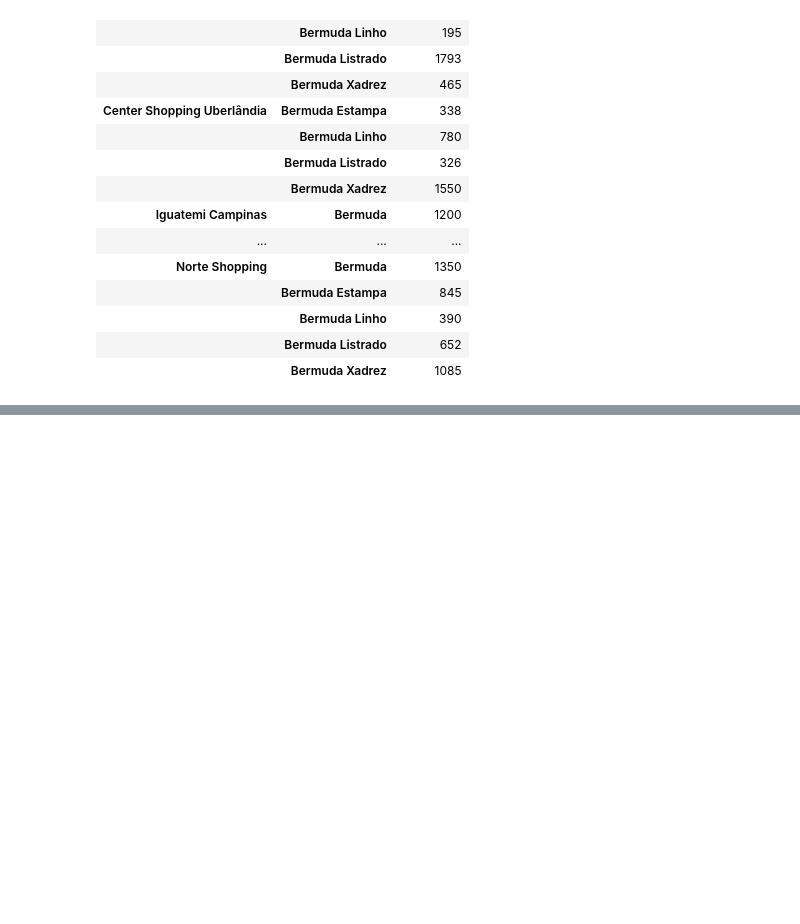
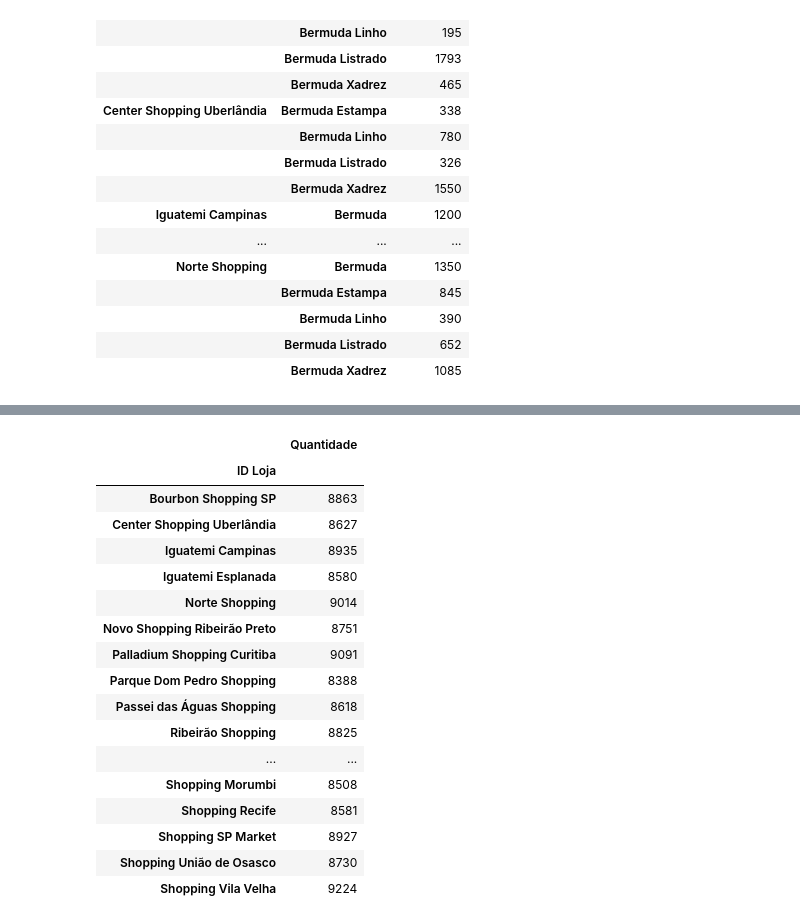
Before and after one commit to wendellbarcelos/Introducao-ao-Pandas-Analise-de-dados, a Jupyter notebook: Introducao ao Pandas.ipynb, the cells around one changed output, grey strips where cells are left out. Saved outputs shown, nothing was run; the diff lists cells and outputs as text; code cells hidden in the pictures; blank space fills up the shorter version.

```diff
--- a/Introducao ao Pandas.ipynb
+++ b/Introducao ao Pandas.ipynb
@@ -458,0 +519,23 @@ faturamento_prod
+# %%
+# Quantidade de produtos vendidos por loja
+qtd_prod = dados_vendas[['ID Loja','Quantidade']].groupby(['ID Loja']).sum()
+qtd_prod
+# %% [output]
+|  | Quantidade |
+| ID Loja |  |
+| Bourbon Shopping SP | 8863 |
+| Center Shopping Uberlândia | 8627 |
+| Iguatemi Campinas | 8935 |
+| Iguatemi Esplanada | 8580 |
+| Norte Shopping | 9014 |
+| Novo Shopping Ribeirão Preto | 8751 |
+| Palladium Shopping Curitiba | 9091 |
+| Parque Dom Pedro Shopping | 8388 |
+| Passei das Águas Shopping | 8618 |
+| Ribeirão Shopping | 8825 |
+| ... | ... |
+| Shopping Morumbi | 8508 |
+| Shopping Recife | 8581 |
+| Shopping SP Market | 8927 |
+| Shopping União de Osasco | 8730 |
+| Shopping Vila Velha | 9224 |
```
Also changed, not shown: parts of 14 cells of this notebook.
